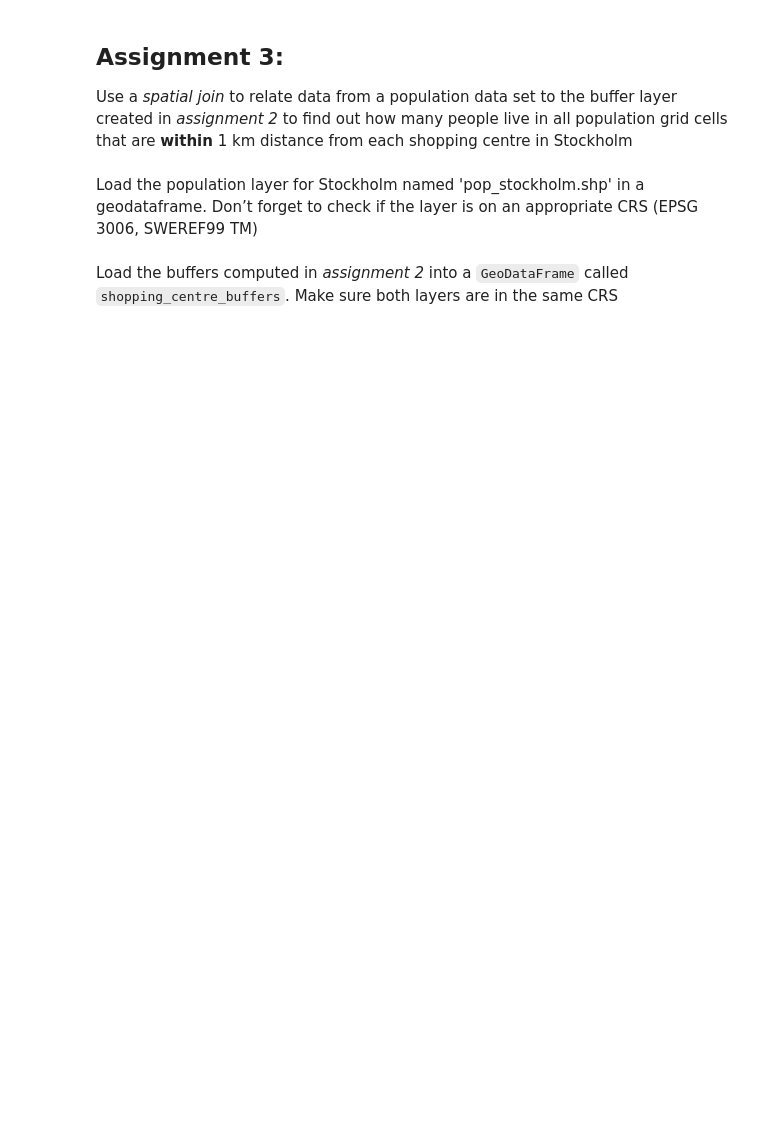
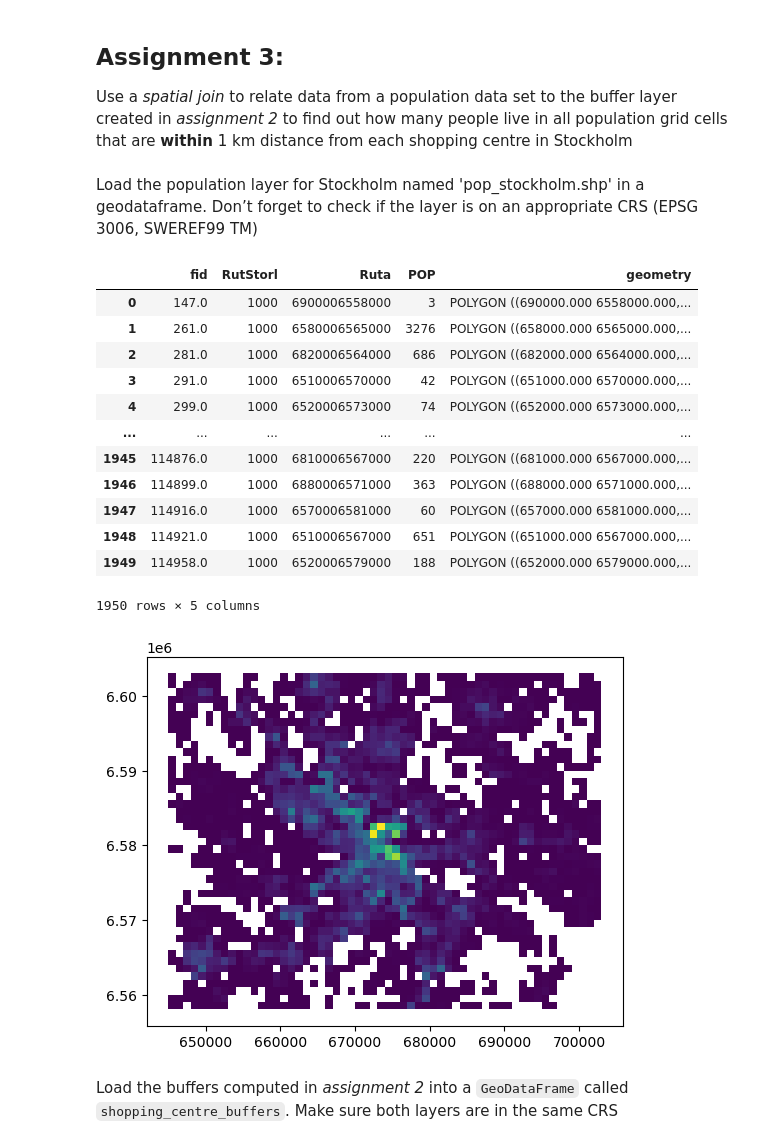
Before and after one commit to ajain-93/NGAD04, a Jupyter notebook: Exercises/Exercise 3/Lab_3_3.ipynb, the cells around one changed output. Cells and saved outputs as stored; diff of their text form; code cells hidden in the pictures; blank space fills up the shorter version.

```diff
--- a/Exercises/Exercise 3/Lab_3_3.ipynb
+++ b/Exercises/Exercise 3/Lab_3_3.ipynb
@@ -4,8 +4,43 @@
  Use a *spatial join* to relate data from a population data set to the buffer layer created in *assignment 2* to find out how many people live in all population grid cells that are **within** 1 km distance from each shopping centre in Stockholm
 # %% [markdown]
 Load the population layer for Stockholm named 'pop_stockholm.shp' in a geodataframe. Don’t forget to check if the layer is on an appropriate CRS (EPSG 3006, SWEREF99 TM)
+# %%
+import pathlib
+
+# Setup data directory
+NOTEBOOK_PATH = pathlib.Path("/geopython/Exercises/Exercise 3")
+DATA_DIRECTORY = NOTEBOOK_PATH / "data"
+
+# Setup filepath
+filepath_population = DATA_DIRECTORY / "pop_stockholm.shp"
+filepath_buffers = DATA_DIRECTORY / "buffers.gpkg"
 # %%
-# RUN YOUR CODE HERE
+import geopandas as gpd
+
+# Load points from from disk
+pop_stockholm = gpd.read_file(filepath_population)
+
+# Ensure the data is in correct crs
+if not pop_stockholm.crs == "EPSG:3006":
+    pop_stockholm = pop_stockholm.to_crs("EPSG:3006")
+
+pop_stockholm.plot(column="POP")
+pop_stockholm
+# %% [output]
+|  | fid | RutStorl | Ruta | POP | geometry |
+| 0 | 147.0 | 1000 | 6900006558000 | 3 | POLYGON ((690000.000 6558000.000,... |
+| 1 | 261.0 | 1000 | 6580006565000 | 3276 | POLYGON ((658000.000 6565000.000,... |
+| 2 | 281.0 | 1000 | 6820006564000 | 686 | POLYGON ((682000.000 6564000.000,... |
+| 3 | 291.0 | 1000 | 6510006570000 | 42 | POLYGON ((651000.000 6570000.000,... |
+| 4 | 299.0 | 1000 | 6520006573000 | 74 | POLYGON ((652000.000 6573000.000,... |
+| ... | ... | ... | ... | ... | ... |
+| 1945 | 114876.0 | 1000 | 6810006567000 | 220 | POLYGON ((681000.000 6567000.000,... |
+| 1946 | 114899.0 | 1000 | 6880006571000 | 363 | POLYGON ((688000.000 6571000.000,... |
+| 1947 | 114916.0 | 1000 | 6570006581000 | 60 | POLYGON ((657000.000 6581000.000,... |
+| 1948 | 114921.0 | 1000 | 6510006567000 | 651 | POLYGON ((651000.000 6567000.000,... |
+| 1949 | 114958.0 | 1000 | 6520006579000 | 188 | POLYGON ((652000.000 6579000.000,... |
+1950 rows × 5 columns
+[figure, added]
 # %% [markdown]
 Load the buffers computed in *assignment 2* into a `GeoDataFrame` called `shopping_centre_buffers`. Make sure both layers are in the same CRS
 # %%
```
Also changed, not shown: parts of 5 cells of this notebook.
